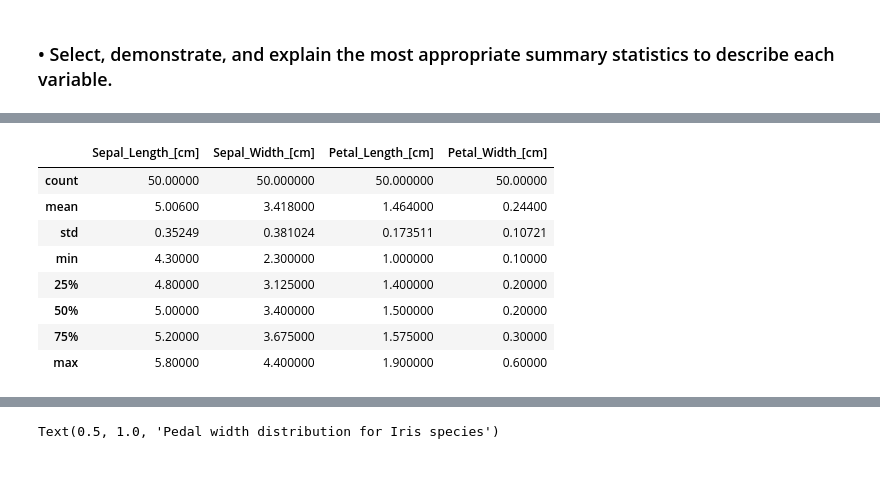
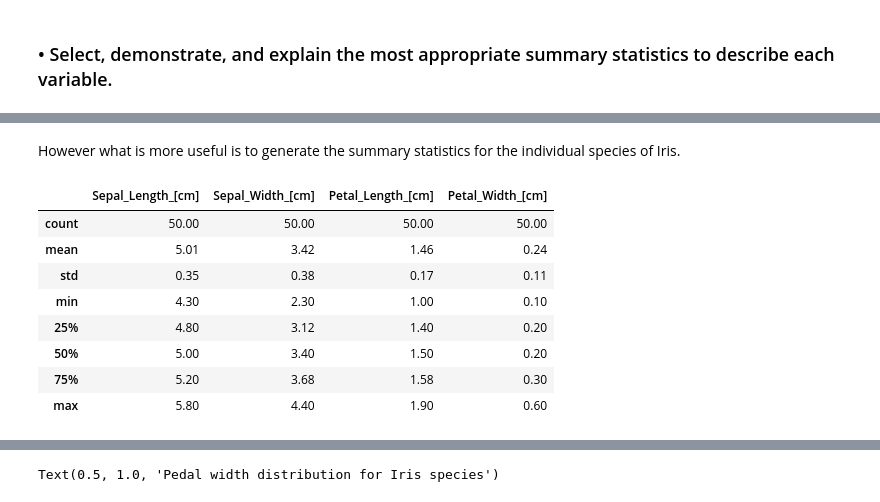
Before and after one commit to shanekeenan/fundamentals_of_data_analysis, a Jupyter notebook: project.ipynb, the cells around one changed output, grey strips where cells are left out. Saved outputs shown, nothing was run; the diff lists cells and outputs as text; code cells hidden in the pictures; blank space fills up the shorter version.

```diff
--- a/project.ipynb
+++ b/project.ipynb
@@ -171,18 +171,20 @@ data.describe()
+# %% [markdown]
+However what is more useful is to generate the summary statistics for the individual species of Iris.
 # %%
-# However what is more useful is to generate the summary statistics for the individual species of Iris.
-data[data['Species'] == 'Iris-setosa'].describe()
+data[data['Species'] == 'Iris-setosa'].describe().round(2)
+# rounding in pandas https://technicqa.com/how-do-i-limit-decimal-places-in-pandas/
 
 #list with column names for plotting axes
 #cols = ['Sepal Length [cm]', 'Sepal Width [cm]', 'Petal Length [cm]', 'Petal Width [cm]']
 #cols[1]
 # %% [output]
 |  | Sepal_Length_[cm] | Sepal_Width_[cm] | Petal_Length_[cm] | Petal_Width_[cm] |
-| count | 50.00000 | 50.000000 | 50.000000 | 50.00000 |
-| mean | 5.00600 | 3.418000 | 1.464000 | 0.24400 |
-| std | 0.35249 | 0.381024 | 0.173511 | 0.10721 |
-| min | 4.30000 | 2.300000 | 1.000000 | 0.10000 |
-| 25% | 4.80000 | 3.125000 | 1.400000 | 0.20000 |
-| 50% | 5.00000 | 3.400000 | 1.500000 | 0.20000 |
-| 75% | 5.20000 | 3.675000 | 1.575000 | 0.30000 |
-| max | 5.80000 | 4.400000 | 1.900000 | 0.60000 |
+| count | 50.00 | 50.00 | 50.00 | 50.00 |
+| mean | 5.01 | 3.42 | 1.46 | 0.24 |
+| std | 0.35 | 0.38 | 0.17 | 0.11 |
+| min | 4.30 | 2.30 | 1.00 | 0.10 |
+| 25% | 4.80 | 3.12 | 1.40 | 0.20 |
+| 50% | 5.00 | 3.40 | 1.50 | 0.20 |
+| 75% | 5.20 | 3.68 | 1.58 | 0.30 |
+| max | 5.80 | 4.40 | 1.90 | 0.60 |
 # %%
```
Also changed, not shown: parts of 28 cells of this notebook.
